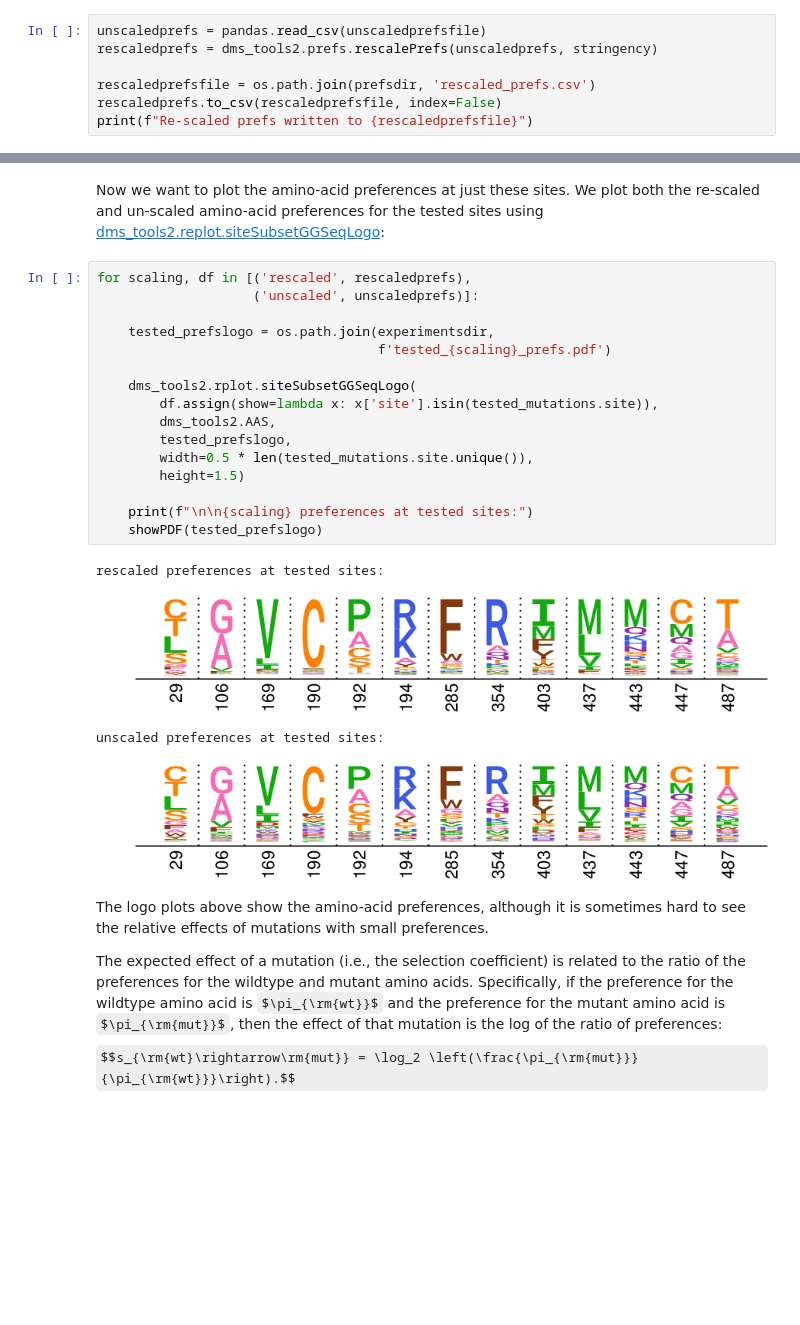
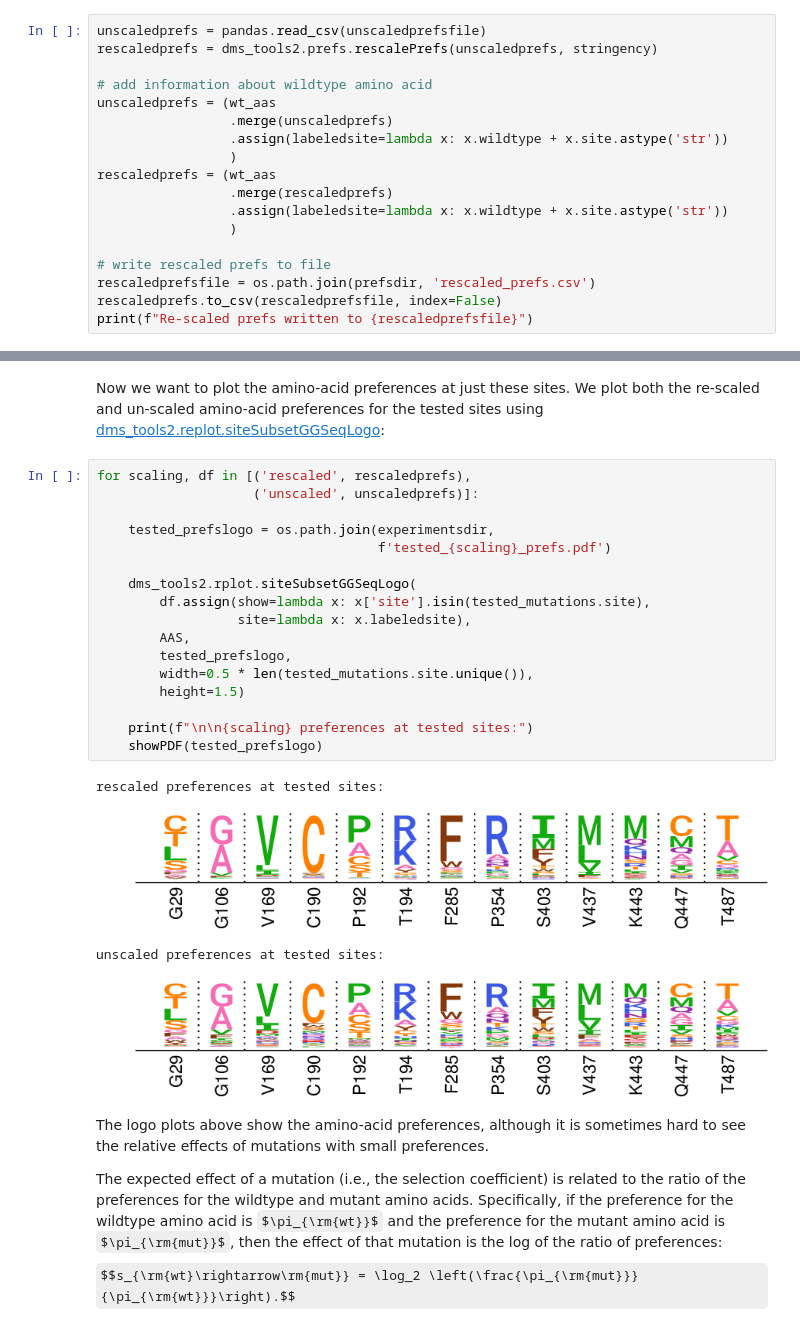
Before and after one commit to jbloomlab/ZIKV_DMS_with_EvansLab, a Jupyter notebook: analysis_notebook.ipynb, the cells around one changed output, grey strips where cells are left out. Drawn from its saved outputs; the diff is of its cells as text; some formulas as TeX source; blank space fills up the shorter version.

```diff
--- a/analysis_notebook.ipynb
+++ b/analysis_notebook.ipynb
@@ -391,6 +392,17 @@ Re-scale the preferences by this stringency parameter and write to a file:
 unscaledprefs = pandas.read_csv(unscaledprefsfile)
 rescaledprefs = dms_tools2.prefs.rescalePrefs(unscaledprefs, stringency)
 
+# add information about wildtype amino acid
+unscaledprefs = (wt_aas
+                 .merge(unscaledprefs)
+                 .assign(labeledsite=lambda x: x.wildtype + x.site.astype('str'))
+                 )
+rescaledprefs = (wt_aas
+                 .merge(rescaledprefs)
+                 .assign(labeledsite=lambda x: x.wildtype + x.site.astype('str'))
+                 )
+
+# write rescaled prefs to file
 rescaledprefsfile = os.path.join(prefsdir, 'rescaled_prefs.csv')
 rescaledprefs.to_csv(rescaledprefsfile, index=False)
 print(f"Re-scaled prefs written to {rescaledprefsfile}")
@@ -657,24 +672,25 @@ We plot both the re-scaled and un-scaled amino-acid preferences for the tested s
 # %%
 for scaling, df in [('rescaled', rescaledprefs),
                     ('unscaled', unscaledprefs)]:
 
     tested_prefslogo = os.path.join(experimentsdir,
                                     f'tested_{scaling}_prefs.pdf')
 
     dms_tools2.rplot.siteSubsetGGSeqLogo(
-        df.assign(show=lambda x: x['site'].isin(tested_mutations.site)),
-        dms_tools2.AAS,
+        df.assign(show=lambda x: x['site'].isin(tested_mutations.site),
+                  site=lambda x: x.labeledsite),
+        AAS,
         tested_prefslogo,
         width=0.5 * len(tested_mutations.site.unique()),
         height=1.5)
 
     print(f"\n\n{scaling} preferences at tested sites:")
     showPDF(tested_prefslogo)
 # %% [output]
 rescaled preferences at tested sites:
-[figure, old version]
+[figure, new version]
 unscaled preferences at tested sites:
-[figure, old version]
+[figure, new version]
 # %% [markdown]
 The logo plots above show the amino-acid preferences, although it is sometimes hard to see the relative effects of mutations with small preferences.
 
```
Also changed, not shown: parts of 22 cells of this notebook, 7 other files.
